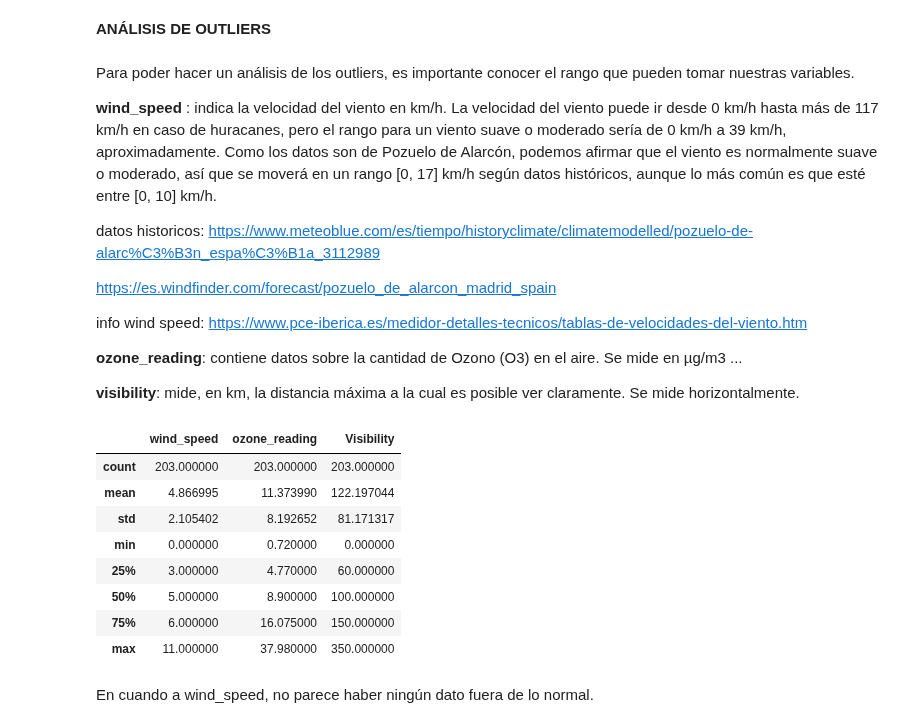
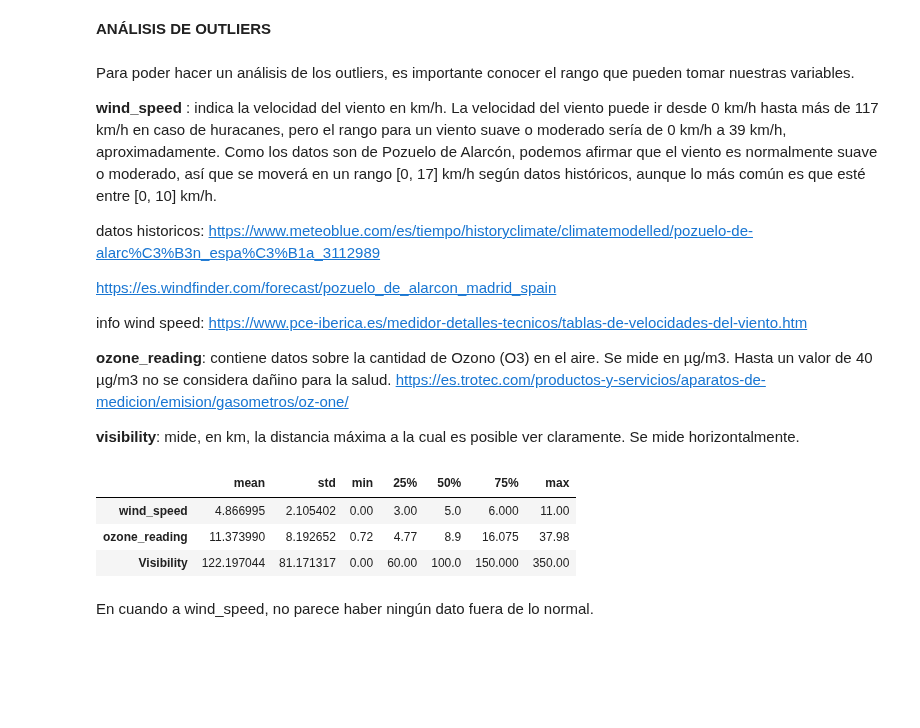
Before and after one commit to Alf-caput/P1_MineriaDeDatos, a Jupyter notebook: P2_SensoresAtmosfericos/P2_SensoresAtmosfericos.ipynb, the cells around one changed output. Saved outputs shown, nothing was run; the diff lists cells and outputs as text; code cells hidden in the pictures; blank space fills up the shorter version.

```diff
--- a/P2_SensoresAtmosfericos/P2_SensoresAtmosfericos.ipynb
+++ b/P2_SensoresAtmosfericos/P2_SensoresAtmosfericos.ipynb
@@ -15,0 +6,4 @@ df.head()
+# %%
+url = 'https://github.com/Alf-caput/P1_MineriaDeDatos/raw/main/P2_SensoresAtmosfericos/ozone.csv'
+df = pd.read_csv(url)
+df.head()
@@ -67,21 +61,16 @@ info wind speed:
 https://www.pce-iberica.es/medidor-detalles-tecnicos/tablas-de-velocidades-del-viento.htm
 
 
-**ozone_reading**: contiene datos sobre la cantidad de Ozono (O3) en el aire. Se mide en µg/m3 ...
+**ozone_reading**: contiene datos sobre la cantidad de Ozono (O3) en el aire. Se mide en µg/m3.  Hasta un valor de 40 µg/m3 no se considera dañino para la salud. https://es.trotec.com/productos-y-servicios/aparatos-de-medicion/emision/gasometros/oz-one/
 
 **visibility**: mide, en km, la distancia máxima a la cual es posible ver claramente.  Se mide horizontalmente.
 # %%
-df[['wind_speed','ozone_reading','Visibility']].describe()
+df[['wind_speed','ozone_reading','Visibility']].describe().drop('count').T
 # %% [output]
-|  | wind_speed | ozone_reading | Visibility |
-| count | 203.000000 | 203.000000 | 203.000000 |
-| mean | 4.866995 | 11.373990 | 122.197044 |
-| std | 2.105402 | 8.192652 | 81.171317 |
-| min | 0.000000 | 0.720000 | 0.000000 |
-| 25% | 3.000000 | 4.770000 | 60.000000 |
-| 50% | 5.000000 | 8.900000 | 100.000000 |
-| 75% | 6.000000 | 16.075000 | 150.000000 |
-| max | 11.000000 | 37.980000 | 350.000000 |
+|  | mean | std | min | 25% | 50% | 75% | max |
+| wind_speed | 4.866995 | 2.105402 | 0.00 | 3.00 | 5.0 | 6.000 | 11.00 |
+| ozone_reading | 11.373990 | 8.192652 | 0.72 | 4.77 | 8.9 | 16.075 | 37.98 |
+| Visibility | 122.197044 | 81.171317 | 0.00 | 60.00 | 100.0 | 150.000 | 350.00 |
 # %% [markdown]
 En cuando a wind_speed, no parece haber ningún dato fuera de lo normal.
 # %% [markdown]
```
Also changed, not shown: parts of 6 cells of this notebook.
